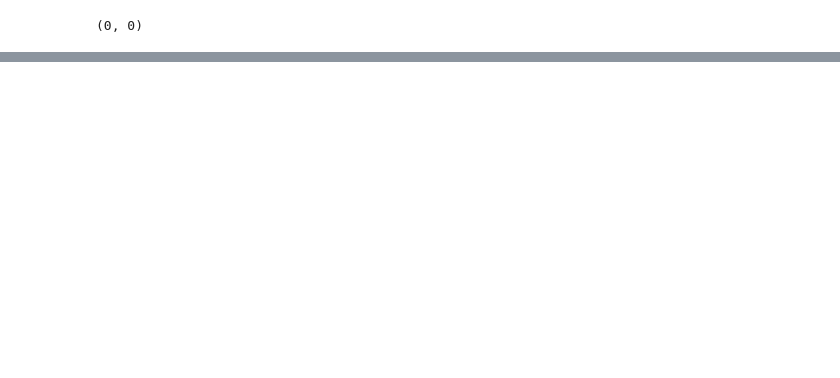
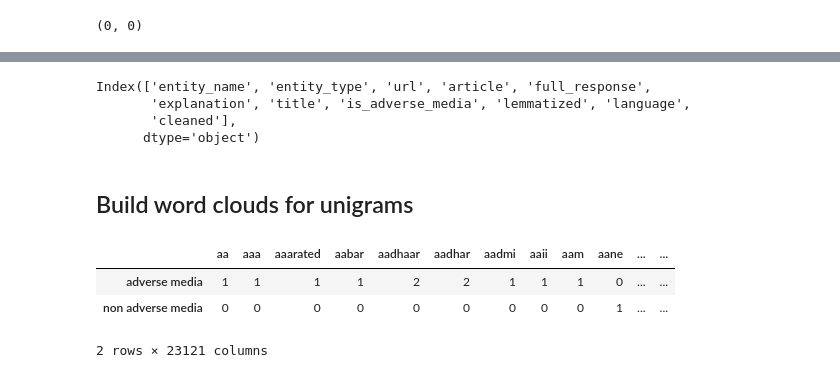
Before and after one commit to kristjanr/ut-ml-adverse-media, a Jupyter notebook: EDA.ipynb, the cells around one changed output, grey strips where cells are left out. Cells and saved outputs as stored; diff of their text form; code cells hidden in the pictures; blank space fills up the shorter version.

```diff
--- a/EDA.ipynb
+++ b/EDA.ipynb
@@ -112,0 +149,48 @@ sum(train.article.isna()), sum(train.is_adverse_media.isna())
+# %%
+# From https://www.analyticsvidhya.com/blog/2020/04/beginners-guide-exploratory-data-analysis-text-data/
+# lowercase
+train['cleaned']=train['article'].apply(lambda x: x.lower())
+
+# Remove digits and words containing digits
+train['cleaned']=train['cleaned'].apply(lambda x: re.sub('\w*\d\w*','', x))
+
+# Remove punctuations
+import string
+train['cleaned']=train['cleaned'].apply(lambda x: re.sub('[%s]' % re.escape(string.punctuation), '', x))
+
+# Removing extra spaces
+train['cleaned']=train['cleaned'].apply(lambda x: re.sub(' +',' ',x))
+# %%
+
+nlp = spacy.load('en_core_web_sm',disable=['parser', 'ner'])
+
+# lemmatize and remove stopwords
+train['lemmatized']=train['cleaned'].apply(lambda x: ' '.join([token.lemma_ for token in list(nlp(x)) if (token.is_stop==False)]))
+
+train.columns
+# %% [output]
+Index(['entity_name', 'entity_type', 'url', 'article', 'full_response',
+       'explanation', 'title', 'is_adverse_media', 'lemmatized', 'language',
+       'cleaned'],
+      dtype='object')
+# %%
+am_train = train.loc[train.is_adverse_media == 1]
+nam_train = train.loc[train.is_adverse_media == 0]
+# %%
+am_all_lemmas = ''.join([item for sublist in list(am_train['lemmatized']) for item in sublist])
+nam_all_lemmas = ''.join([item for sublist in list(nam_train['lemmatized']) for item in sublist])
+# %% [markdown]
+## Build word clouds for unigrams
+# %%
+from sklearn.feature_extraction.text import CountVectorizer
+cv=CountVectorizer(analyzer='word')
+
+data=cv.fit_transform([am_all_lemmas, nam_all_lemmas])
+df_dtm = pd.DataFrame(data.toarray(), columns=cv.get_feature_names())
+df_dtm.index = ['adverse media', 'non adverse media']
+df_dtm.head(3)
+# %% [output]
+|  | aa | aaa | aaarated | aabar | aadhaar | aadhar | aadmi | aaii | aam | aane | ... | ... |
+| adverse media | 1 | 1 | 1 | 1 | 2 | 2 | 1 | 1 | 1 | 0 | ... | ... |
+| non adverse media | 0 | 0 | 0 | 0 | 0 | 0 | 0 | 0 | 0 | 1 | ... | ... |
+2 rows × 23121 columns
```
Also changed, not shown: parts of 10 cells of this notebook.
